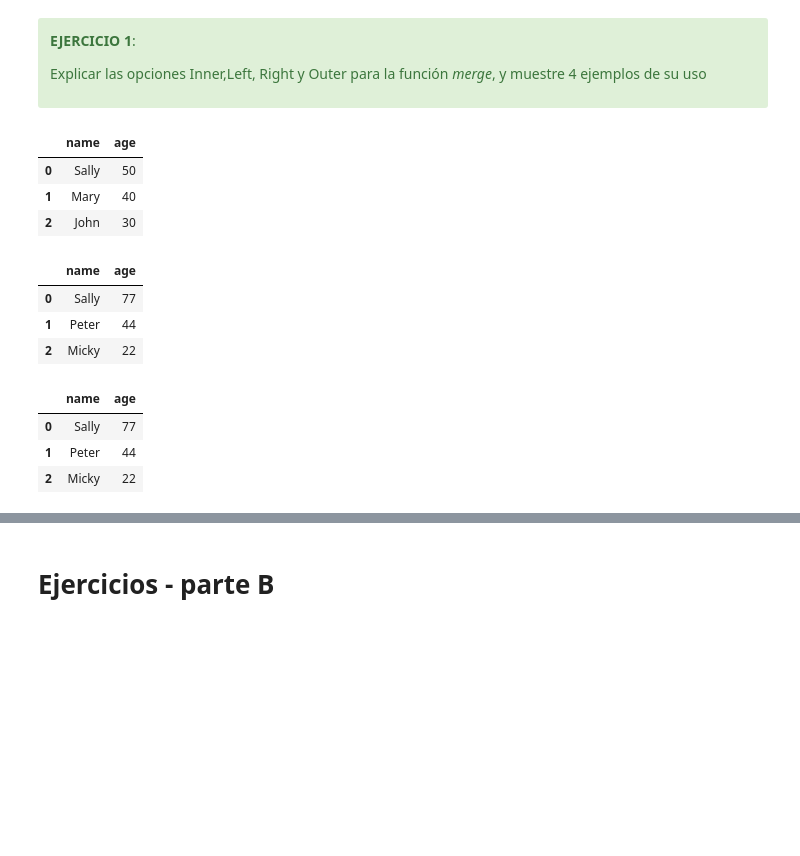
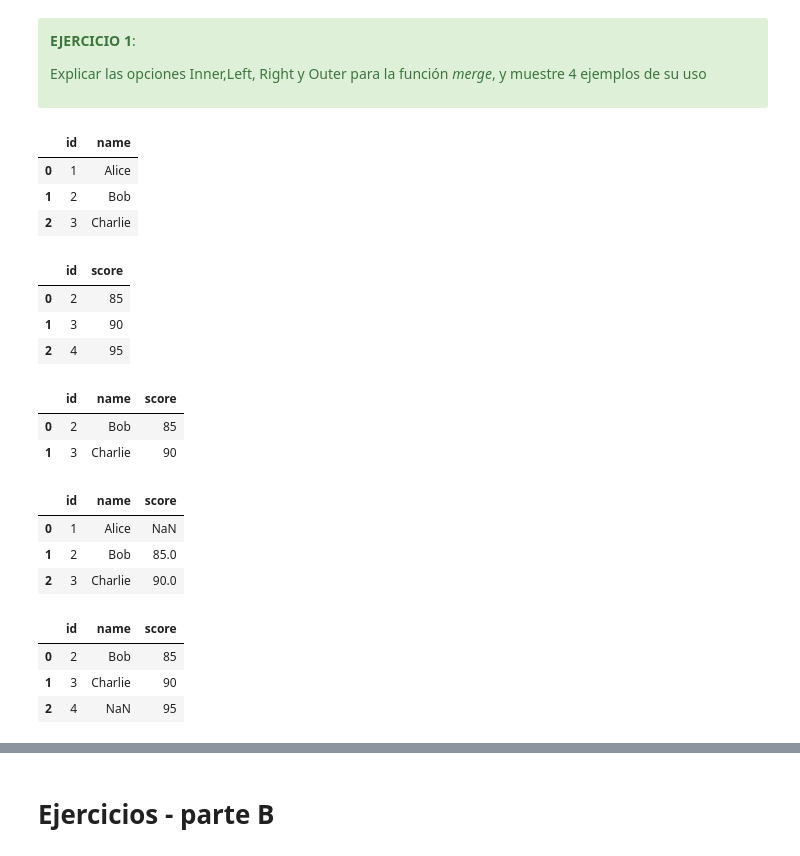
Before and after one commit to chava131011/Data-Science-Coursework, a Jupyter notebook: Classes Resources/CD_07_Pandas_Concat-DatosFaltantes/CD_07_Tarea -CarlosChavarria.ipynb, the cells around one changed output, grey strips where cells are left out. Cells and saved outputs as stored; diff of their text form; code cells hidden in the pictures; blank space fills up the shorter version.

```diff
--- a/Classes Resources/CD_07_Pandas_Concat-DatosFaltantes/CD_07_Tarea -CarlosChavarria.ipynb
+++ b/Classes Resources/CD_07_Pandas_Concat-DatosFaltantes/CD_07_Tarea -CarlosChavarria.ipynb
@@ -17,39 +17,53 @@ Explicar las opciones Inner,Left, Right y Outer para la función *merge*, y mues
 </div>
 # %%
 df1 = pd.DataFrame({
-    "name": ["Sally", "Mary", "John"],
-    "age": [50, 40, 30]
-}
-)
+    "id": [1, 2, 3],
+    "name": ["Alice", "Bob", "Charlie"]
+})
+
 df2 = pd.DataFrame({
-    "name": ["Sally", "Peter", "Micky"],
-    "age": [77, 44, 22]
+    "id": [2, 3, 4],
+    "score": [85, 90, 95]
 })
 # %%
 df1
 # %% [output]
-|  | name | age |
-| 0 | Sally | 50 |
-| 1 | Mary | 40 |
-| 2 | John | 30 |
+|  | id | name |
+| 0 | 1 | Alice |
+| 1 | 2 | Bob |
+| 2 | 3 | Charlie |
 # %%
 df2
 # %% [output]
-|  | name | age |
-| 0 | Sally | 77 |
-| 1 | Peter | 44 |
-| 2 | Micky | 22 |
+|  | id | score |
+| 0 | 2 | 85 |
+| 1 | 3 | 90 |
+| 2 | 4 | 95 |
 # %%
 #ejemplo 1
-pd.merge(df1,df2, how='right')
+"""la opcion Inner mantiene solo las columnas con keys que existen en ambos DF"""
+pd.merge(df1,df2, how='inner')
 # %% [output]
-|  | name | age |
-| 0 | Sally | 77 |
-| 1 | Peter | 44 |
-| 2 | Micky | 22 |
+|  | id | name | score |
+| 0 | 2 | Bob | 85 |
+| 1 | 3 | Charlie | 90 |
 # %%
 #ejemplo 2
+"""La opcion Left mantiene las columnas del DF de la izquierda (df1) y las combina con la de la derecha cuando es posible, si no se puede deja un valor NaN"""
+pd.merge(df1, df2, how='left')
+# %% [output]
+|  | id | name | score |
+| 0 | 1 | Alice | NaN |
+| 1 | 2 | Bob | 85.0 |
+| 2 | 3 | Charlie | 90.0 |
 # %%
 #ejemplo 3
+"""lo contrario a "left", deja las columnas del DF de la derecha y combina las que puedan, si no deja un valor NaN"""
+pd.merge(df1,df2, how='right')
+# %% [output]
+|  | id | name | score |
+| 0 | 2 | Bob | 85 |
+| 1 | 3 | Charlie | 90 |
+| 2 | 4 | NaN | 95 |
 # %%
 #ejemplo 4
```
Also changed, not shown: parts of 1 cell of this notebook.
